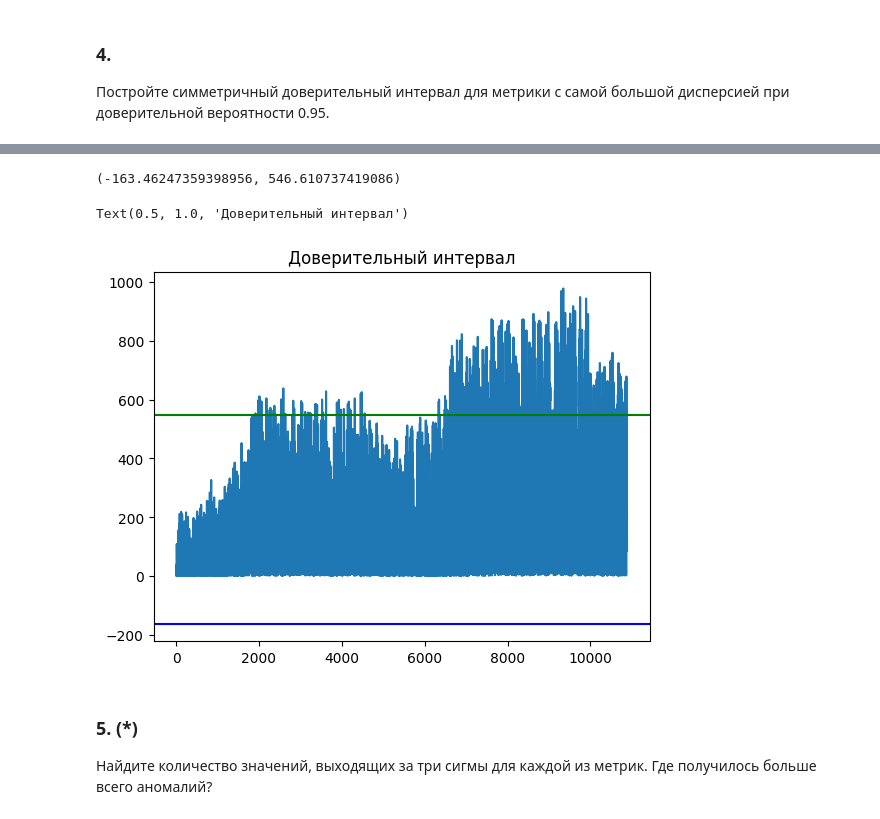
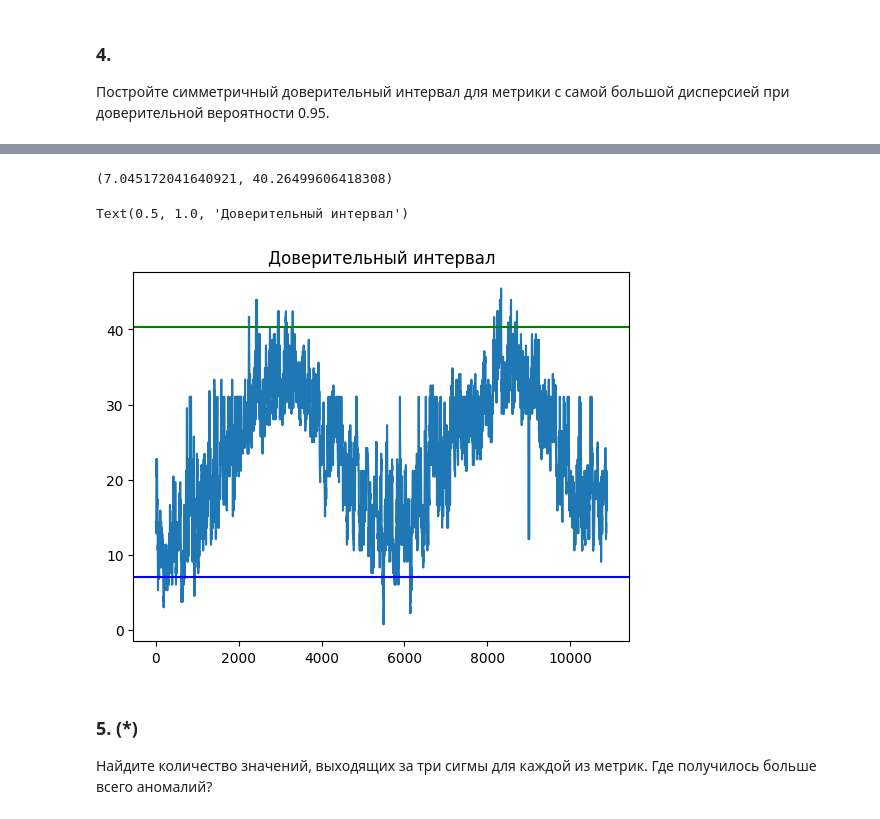
Before and after one commit to scomarae/SkillBox, a Jupyter notebook: DS_Stat_HW.ipynb, the cells around one changed output, grey strips where cells are left out. Saved outputs shown, nothing was run; the diff lists cells and outputs as text; code cells hidden in the pictures.

```diff
--- a/DS_Stat_HW.ipynb
+++ b/DS_Stat_HW.ipynb
@@ -142,18 +133,18 @@ def my_norm_confidence(df, column, alpha = 0.95):
     interval = stats.norm.interval(alpha, loc=df[column].mean(), scale=df[column].std())
     return interval
 # %%
-confidence = my_norm_confidence(df, 'count')
+confidence = my_norm_confidence(df, 'atemp')
 print(confidence)
 # %% [output]
-(-163.46247359398956, 546.610737419086)
+(7.045172041640921, 40.26499606418308)
 # %%
-df['count'].plot()
+df['atemp'].plot()
 plt.axhline(y=confidence[1], color="g", linestyle="-")
 plt.axhline(y=confidence[0], color="b", linestyle="-")
 plt.title("Доверительный интервал")
 # %% [output]
 Text(0.5, 1.0, 'Доверительный интервал')
-[figure, old version]
+[figure, new version]
 # %% [markdown]
 ### 5. (*)
 
```
Also changed, not shown: parts of 9 cells of this notebook.
